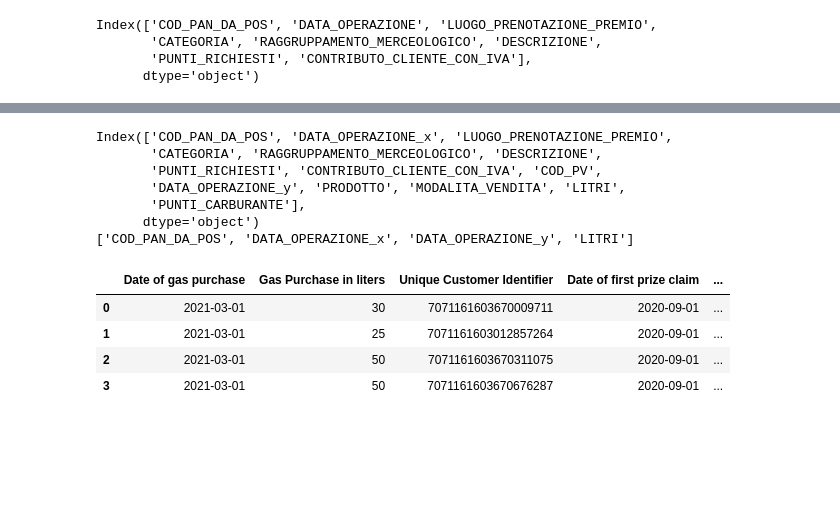
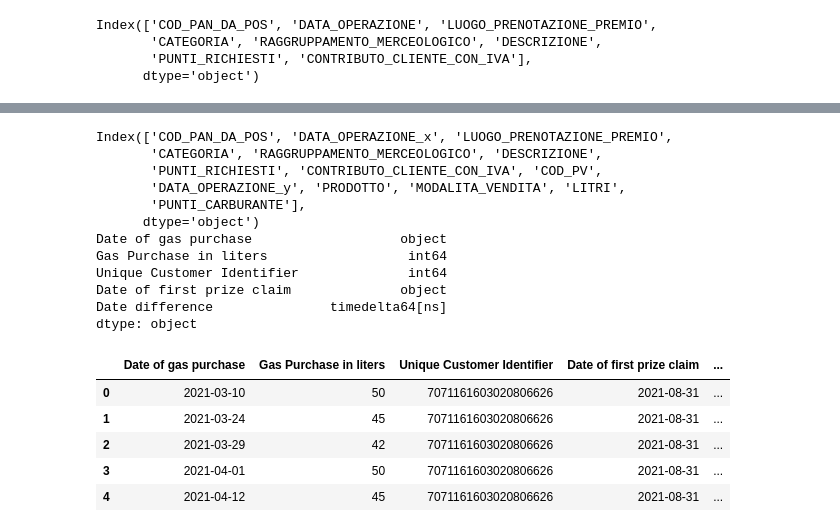
Before and after one commit to Rigtee/GBAC_Q8_2021, a Jupyter notebook: regressions.ipynb, the cells around one changed output, grey strips where cells are left out. Cells and saved outputs as stored; diff of their text form; code cells hidden in the pictures; blank space fills up the shorter version.

```diff
--- a/regressions.ipynb
+++ b/regressions.ipynb
@@ -1,22 +1,30 @@
 # %%
-import statsmodels as sm
-import linearmodels
+import statsmodels.api as sm
+import linearmodels as lm
 import pandas as pd
 import numpy as np
+from sklearn.linear_model import LinearRegression
+import matplotlib.pyplot as plt
 
 path_ana_red = 'copy_master_data/Anagrafica_ClubQ8_red.csv'
 path_premi_red = 'copy_master_data/Premi_ClubQ8_red.csv'
 path_rif_red = 'copy_master_data/Rifornimenti_Carburante_ClubQ8_red.csv'
 
-df1 = pd.read_csv(path_ana_red, sep=';', decimal = ',')
+path_ana = 'master_data/Anagrafica_ClubQ8.csv'
+path_premi = 'master_data/Premi_ClubQ8.csv'
+path_rif = 'master_data/Rifornimenti_Carburante_ClubQ8.csv'
+
+df1 = pd.read_csv(path_ana, sep=';', decimal = ',')
 df1.head() #OK, works as expected and converts the decimals
 
-df2 = pd.read_csv(path_premi_red, sep=';', decimal = ',')
-df3 = pd.read_csv(path_rif_red, sep=';', decimal = ',')
+df2 = pd.read_csv(path_premi, sep=';', decimal = ',')
+df3 = pd.read_csv(path_rif, sep=';', decimal = ',')
 # %%
-df1.drop(['Unnamed: 0'], axis = 1, inplace= True)
-df2.drop(['Unnamed: 0'], axis = 1, inplace= True)
-df3.drop(['Unnamed: 0'], axis = 1, inplace= True)
+#For reduced DB as there is an Unnamed column added when performing the function
+
+#df1.drop(['Unnamed: 0'], axis = 1, inplace= True)
+#df2.drop(['Unnamed: 0'], axis = 1, inplace= True)
+#df3.drop(['Unnamed: 0'], axis = 1, inplace= True)
 
 df1.head()
 # %% [output]
@@ -51,35 +59,39 @@ df2.head()
 # %%
 df3['DATA_OPERAZIONE'] = df3['DATA_OPERAZIONE'].astype('datetime64')
 df3['DATA_OPERAZIONE'] = df3['DATA_OPERAZIONE'].dt.date
 df3.head()
 
 df2.sort_values(by=['DATA_OPERAZIONE'], inplace=True, ascending=False)
 df2.drop_duplicates('COD_PAN_DA_POS', keep='first', inplace=True)
 
 df4 = df2.merge(df3, how='inner', on='COD_PAN_DA_POS')
 print(df4.columns)
 df4 = df4.iloc[:,[0,1,9,12]]
 
 cols = df4.columns.tolist()
-print(cols)
 new_cols = [cols[2], cols[3], cols[0], cols[1]]
 df4 = df4[new_cols]
 df4 = df4.rename(columns={'DATA_OPERAZIONE_y': 'Date of gas purchase', 'LITRI': 'Gas Purchase in liters', 'COD_PAN_DA_POS': 'Unique Customer Identifier', 'DATA_OPERAZIONE_x': 'Date of first prize claim'})
-#delta = df4.iloc[0,0] - df4.iloc[0,3]
 
-#df1['Score_diff'] = df1['score1'].sub(df1['score2'], axis = 0)
 df4['Date difference'] = df4['Date of gas purchase'].sub(df4['Date of first prize claim'], axis = 0)
-df4
+print(df4.dtypes)
+df4.head()
 # %% [output]
 Index(['COD_PAN_DA_POS', 'DATA_OPERAZIONE_x', 'LUOGO_PRENOTAZIONE_PREMIO',
        'CATEGORIA', 'RAGGRUPPAMENTO_MERCEOLOGICO', 'DESCRIZIONE',
        'PUNTI_RICHIESTI', 'CONTRIBUTO_CLIENTE_CON_IVA', 'COD_PV',
        'DATA_OPERAZIONE_y', 'PRODOTTO', 'MODALITA_VENDITA', 'LITRI',
        'PUNTI_CARBURANTE'],
       dtype='object')
-['COD_PAN_DA_POS', 'DATA_OPERAZIONE_x', 'DATA_OPERAZIONE_y', 'LITRI']
+Date of gas purchase                   object
+Gas Purchase in liters                  int64
+Unique Customer Identifier              int64
+Date of first prize claim              object
+Date difference               timedelta64[ns]
+dtype: object
 |  | Date of gas purchase | Gas Purchase in liters | Unique Customer Identifier | Date of first prize claim | ... |
-| 0 | 2021-03-01 | 30 | 7071161603670009711 | 2020-09-01 | ... |
-| 1 | 2021-03-01 | 25 | 7071161603012857264 | 2020-09-01 | ... |
-| 2 | 2021-03-01 | 50 | 7071161603670311075 | 2020-09-01 | ... |
-| 3 | 2021-03-01 | 50 | 7071161603670676287 | 2020-09-01 | ... |
+| 0 | 2021-03-10 | 50 | 7071161603020806626 | 2021-08-31 | ... |
+| 1 | 2021-03-24 | 45 | 7071161603020806626 | 2021-08-31 | ... |
+| 2 | 2021-03-29 | 42 | 7071161603020806626 | 2021-08-31 | ... |
+| 3 | 2021-04-01 | 50 | 7071161603020806626 | 2021-08-31 | ... |
+| 4 | 2021-04-12 | 45 | 7071161603020806626 | 2021-08-31 | ... |
```
Also changed, not shown: parts of 4 cells of this notebook.
